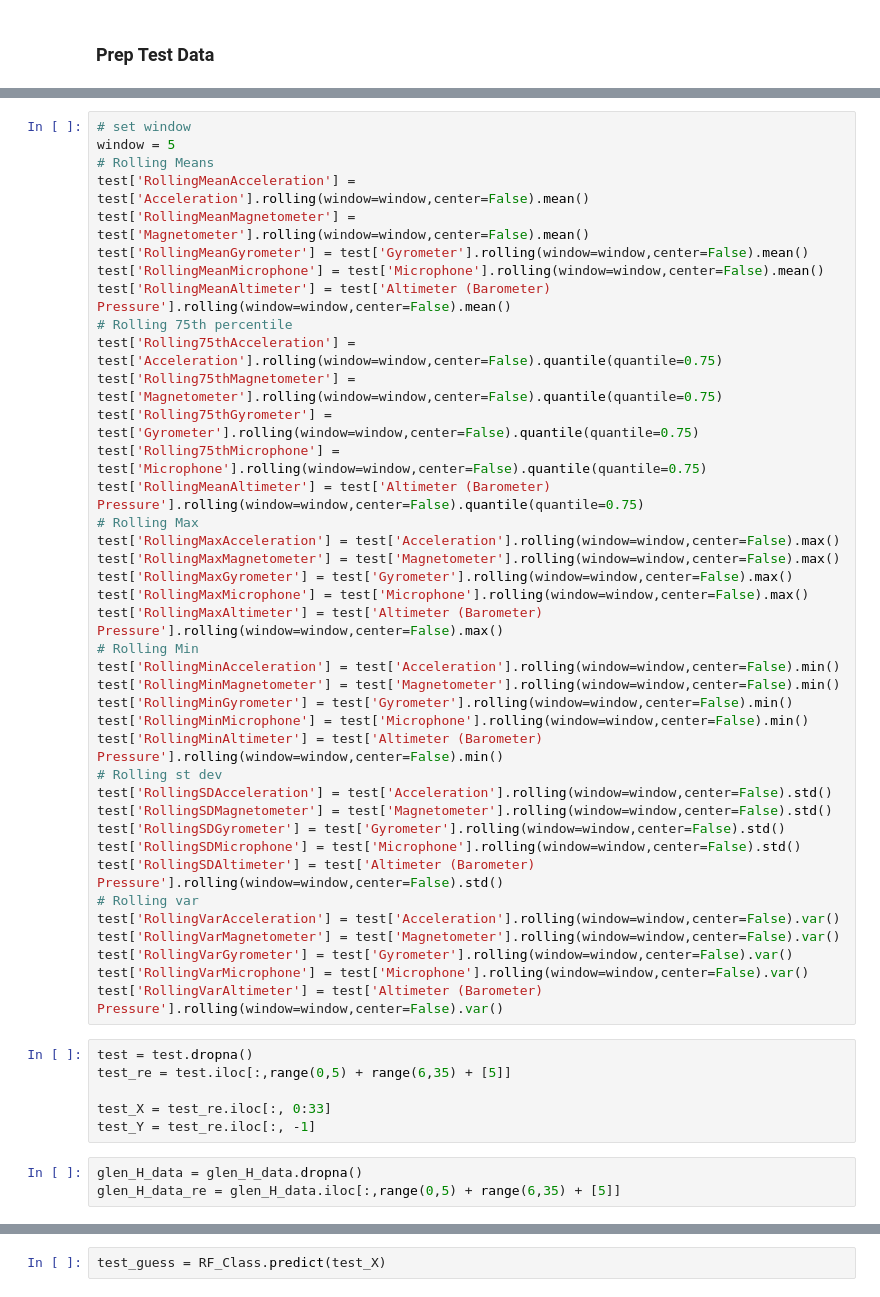
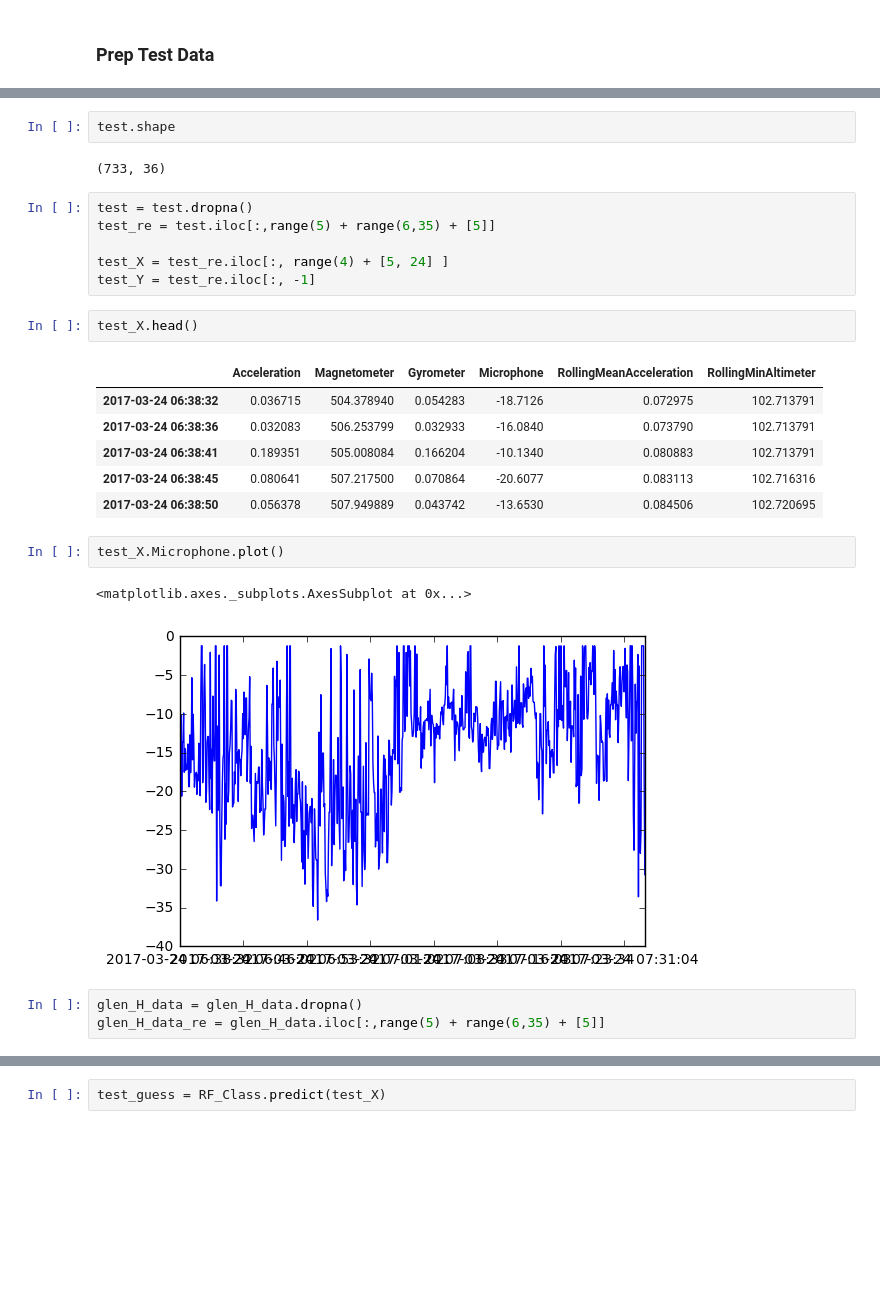
Before and after one commit to afeierman/Knowhere, a Jupyter notebook: code/Modeling-Andrew.ipynb, the cells around one changed output, grey strips where cells are left out. Cells and saved outputs as stored; diff of their text form; blank space fills up the shorter version.

```diff
--- a/code/Modeling-Andrew.ipynb
+++ b/code/Modeling-Andrew.ipynb
@@ -140,48 +154,27 @@ glen_H_data['RollingVarAltimeter'] = glen_H_data['Altimeter (Barometer) Pressure
-# %%
-# set window
-window = 5
-# Rolling Means
-test['RollingMeanAcceleration'] = test['Acceleration'].rolling(window=window,center=False).mean()
-test['RollingMeanMagnetometer'] = test['Magnetometer'].rolling(window=window,center=False).mean()
-test['RollingMeanGyrometer'] = test['Gyrometer'].rolling(window=window,center=False).mean()
-test['RollingMeanMicrophone'] = test['Microphone'].rolling(window=window,center=False).mean()
-test['RollingMeanAltimeter'] = test['Altimeter (Barometer) Pressure'].rolling(window=window,center=False).mean()
-# Rolling 75th percentile
-test['Rolling75thAcceleration'] = test['Acceleration'].rolling(window=window,center=False).quantile(quantile=0.75)
-test['Rolling75thMagnetometer'] = test['Magnetometer'].rolling(window=window,center=False).quantile(quantile=0.75)
-test['Rolling75thGyrometer'] = test['Gyrometer'].rolling(window=window,center=False).quantile(quantile=0.75)
-test['Rolling75thMicrophone'] = test['Microphone'].rolling(window=window,center=False).quantile(quantile=0.75)
-test['RollingMeanAltimeter'] = test['Altimeter (Barometer) Pressure'].rolling(window=window,center=False).quantile(quantile=0.75)
-# Rolling Max
-test['RollingMaxAcceleration'] = test['Acceleration'].rolling(window=window,center=False).max()
-test['RollingMaxMagnetometer'] = test['Magnetometer'].rolling(window=window,center=False).max()
-test['RollingMaxGyrometer'] = test['Gyrometer'].rolling(window=window,center=False).max()
-test['RollingMaxMicrophone'] = test['Microphone'].rolling(window=window,center=False).max()
-test['RollingMaxAltimeter'] = test['Altimeter (Barometer) Pressure'].rolling(window=window,center=False).max()
-# Rolling Min
-test['RollingMinAcceleration'] = test['Acceleration'].rolling(window=window,center=False).min()
-test['RollingMinMagnetometer'] = test['Magnetometer'].rolling(window=window,center=False).min()
-test['RollingMinGyrometer'] = test['Gyrometer'].rolling(window=window,center=False).min()
-test['RollingMinMicrophone'] = test['Microphone'].rolling(window=window,center=False).min()
-test['RollingMinAltimeter'] = test['Altimeter (Barometer) Pressure'].rolling(window=window,center=False).min()
-# Rolling st dev
-test['RollingSDAcceleration'] = test['Acceleration'].rolling(window=window,center=False).std()
-test['RollingSDMagnetometer'] = test['Magnetometer'].rolling(window=window,center=False).std()
-test['RollingSDGyrometer'] = test['Gyrometer'].rolling(window=window,center=False).std()
-test['RollingSDMicrophone'] = test['Microphone'].rolling(window=window,center=False).std()
-test['RollingSDAltimeter'] = test['Altimeter (Barometer) Pressure'].rolling(window=window,center=False).std()
-# Rolling var
-test['RollingVarAcceleration'] = test['Acceleration'].rolling(window=window,center=False).var()
-test['RollingVarMagnetometer'] = test['Magnetometer'].rolling(window=window,center=False).var()
-test['RollingVarGyrometer'] = test['Gyrometer'].rolling(window=window,center=False).var()
-test['RollingVarMicrophone'] = test['Microphone'].rolling(window=window,center=False).var()
-test['RollingVarAltimeter'] = test['Altimeter (Barometer) Pressure'].rolling(window=window,center=False).var()
+# %%
+test.shape
+# %% [output]
+(733, 36)
 # %%
 test = test.dropna()
-test_re = test.iloc[:,range(0,5) + range(6,35) + [5]]
+test_re = test.iloc[:,range(5) + range(6,35) + [5]]
 
-test_X = test_re.iloc[:, 0:33]
+test_X = test_re.iloc[:, range(4) + [5, 24] ]
 test_Y = test_re.iloc[:, -1]
+# %%
+test_X.head()
+# %% [output]
+|  | Acceleration | Magnetometer | Gyrometer | Microphone | RollingMeanAcceleration | RollingMinAltimeter |
+| 2017-03-24 06:38:32 | 0.036715 | 504.378940 | 0.054283 | -18.7126 | 0.072975 | 102.713791 |
+| 2017-03-24 06:38:36 | 0.032083 | 506.253799 | 0.032933 | -16.0840 | 0.073790 | 102.713791 |
+| 2017-03-24 06:38:41 | 0.189351 | 505.008084 | 0.166204 | -10.1340 | 0.080883 | 102.713791 |
+| 2017-03-24 06:38:45 | 0.080641 | 507.217500 | 0.070864 | -20.6077 | 0.083113 | 102.716316 |
+| 2017-03-24 06:38:50 | 0.056378 | 507.949889 | 0.043742 | -13.6530 | 0.084506 | 102.720695 |
+# %%
+test_X.Microphone.plot()
+# %% [output]
+<matplotlib.axes._subplots.AxesSubplot at 0x...>
+[figure, added]
 # %%
 glen_H_data = glen_H_data.dropna()
-glen_H_data_re = glen_H_data.iloc[:,range(0,5) + range(6,35) + [5]]
+glen_H_data_re = glen_H_data.iloc[:,range(5) + range(6,35) + [5]]
```
Also changed, not shown: parts of 17 cells of this notebook.
